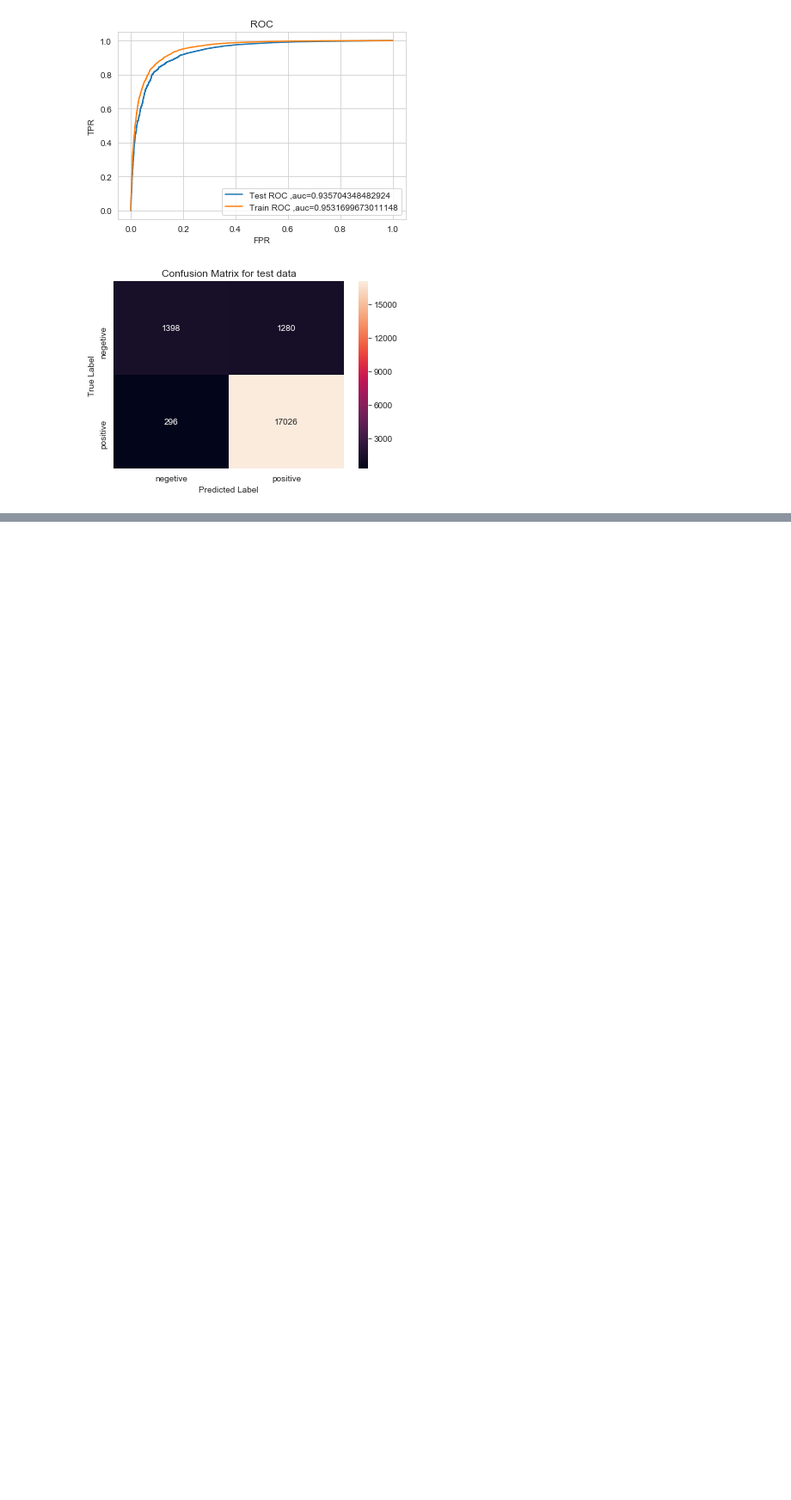
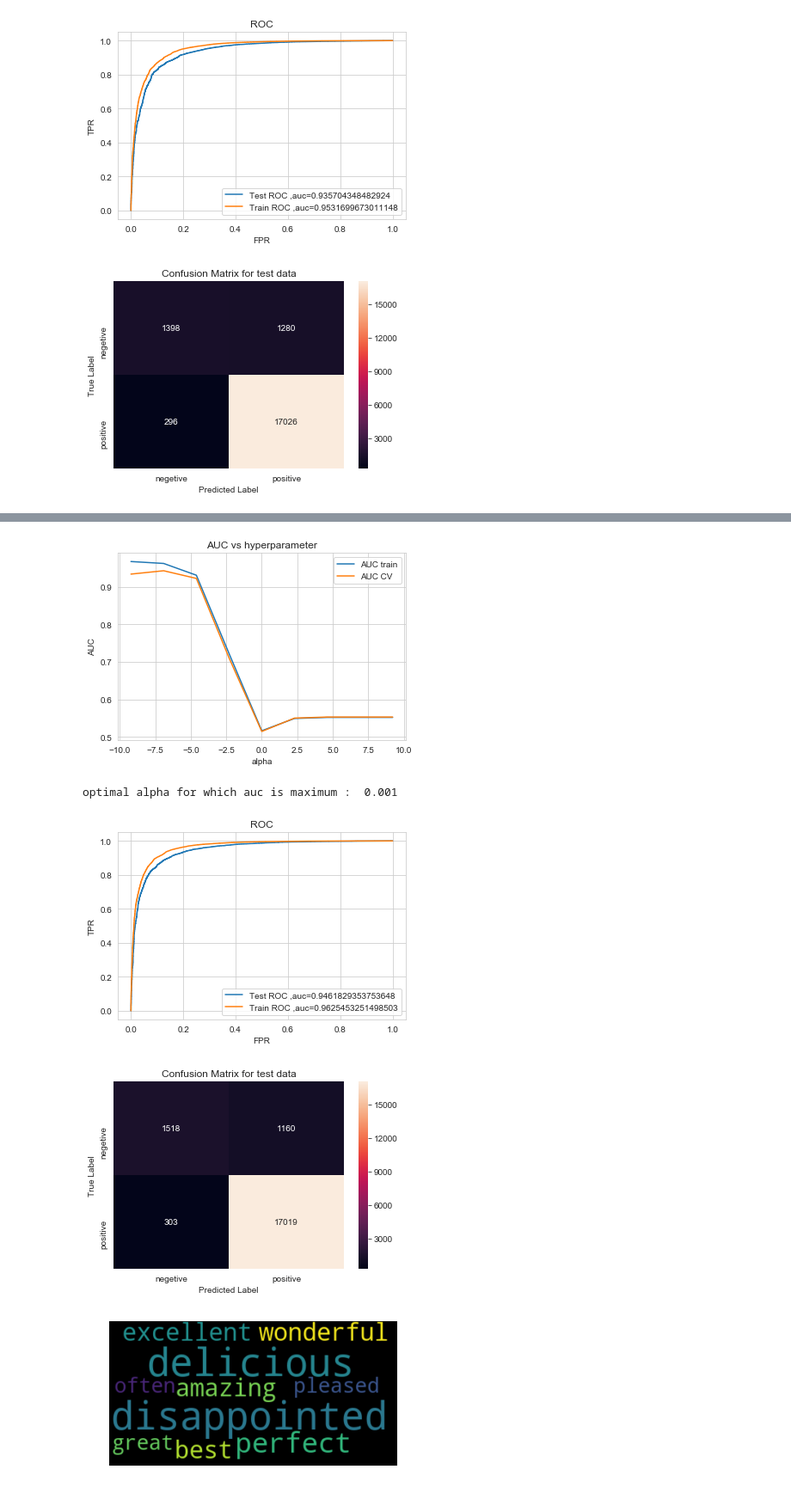
Before and after one commit to Lalit-Yadav-E1483/Amazon-Fine-Food, a Jupyter notebook: svm.ipynb, the cells around one changed output, grey strips where cells are left out. Shown: that part at 86% size. Saved outputs shown, nothing was run; the diff lists cells and outputs as text; code cells hidden in the pictures; blank space fills up the shorter version.

```diff
--- a/svm.ipynb
+++ b/svm.ipynb
@@ -624,0 +726,8 @@ for i in list(pos_indx[0][0:10]):
+# %%
+train_test_model(X_train_bigram, X_cv_bigram, X_test_bigram, y_train, y_cv, y_test, count_vect_bigram)
+# %% [output]
+[figure, added]
+optimal alpha for which auc is maximum :  0.001
+[figure, added]
+[figure, added]
+[figure, added]
```
Also changed, not shown: parts of 9 cells of this notebook.
